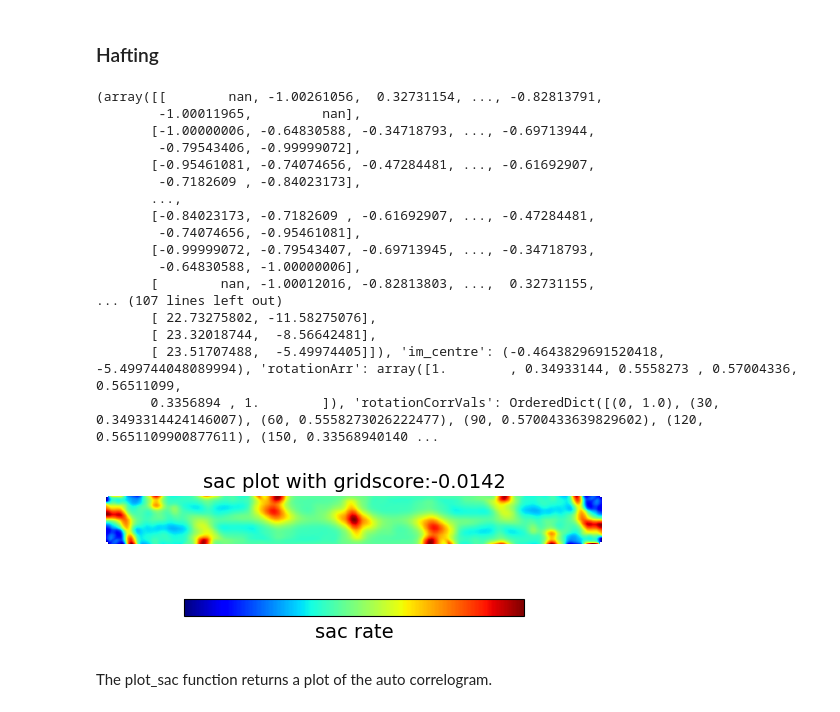
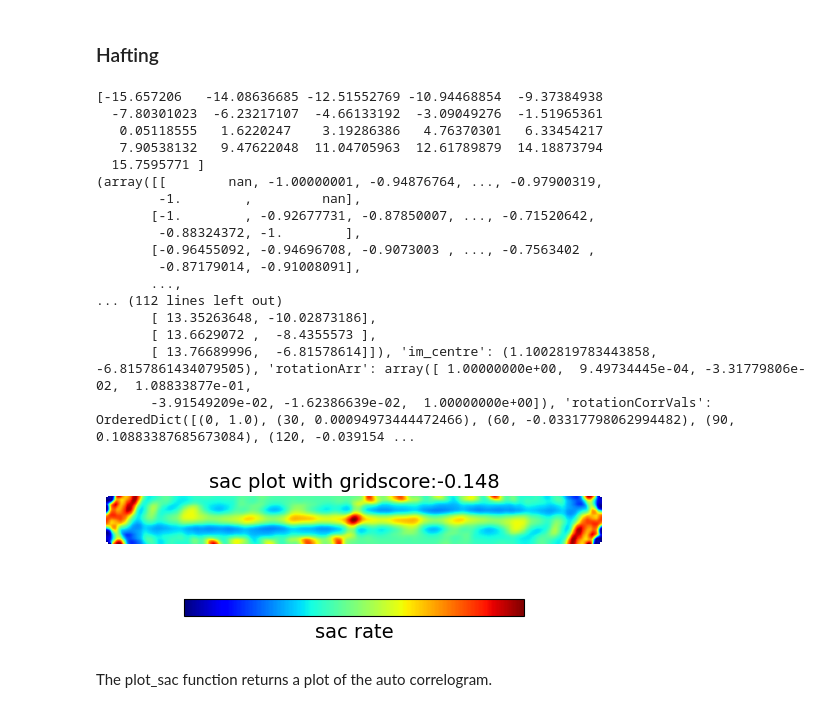
Before and after one commit to SainsburyWellcomeCentre/NeuralPlayground, a Jupyter notebook: examples/comparisons_examples/comparison_examples_score.ipynb, the cells around one changed output. Saved outputs shown, nothing was run; the diff lists cells and outputs as text; code cells hidden in the pictures.

```diff
--- a/examples/comparisons_examples/comparison_examples_score.ipynb
+++ b/examples/comparisons_examples/comparison_examples_score.ipynb
@@ -57,34 +71,33 @@ KeyError: "None of ['rec_index'] are in the columns"
 ###  Hafting
 # %%
 hafting_data = Hafting2008Data(verbose=False)
-data_path = data_path = "../../neuralplayground/experiments/hafting_2008/"
-env = Hafting2008(data_path=data_path,
-                         time_step_size=1,
+env = Hafting2008(time_step_size=1,
                          agent_step_size=None)
-r_out_im,x_bin, y_bin = env.recording_tetr(recording_index=1)
-GridScorer_SR = GridScorer(x_bin - 1)
-GridScorer_SR.plot_grid_score(r_out_im=r_out_im, plot= True)
-score = GridScorer_SR.get_scores(r_out_im)
+r_out_im,x_bin, y_bin = env.recording_tetr(recording_index=6)
+print(y_bin)
+GridScorer_Hafting2008 = GridScorer(x_bin )
+GridScorer_Hafting2008.plot_grid_score(r_out_im=r_out_im, plot= True)
+score = GridScorer_Hafting2008.get_scores(r_out_im)
 print(score)
 # %% [output]
-(array([[        nan, -1.00261056,  0.32731154, ..., -0.82813791,
-        -1.00011965,         nan],
-       [-1.00000006, -0.64830588, -0.34718793, ..., -0.69713944,
-        -0.79543406, -0.99999072],
-       [-0.95461081, -0.74074656, -0.47284481, ..., -0.61692907,
-        -0.7182609 , -0.84023173],
+[-15.657206   -14.08636685 -12.51552769 -10.94468854  -9.37384938
+  -7.80301023  -6.23217107  -4.66133192  -3.09049276  -1.51965361
+   0.05118555   1.6220247    3.19286386   4.76370301   6.33454217
+   7.90538132   9.47622048  11.04705963  12.61789879  14.18873794
+  15.7595771 ]
+(array([[        nan, -1.00000001, -0.94876764, ..., -0.97900319,
+        -1.        ,         nan],
+       [-1.        , -0.92677731, -0.87850007, ..., -0.71520642,
+        -0.88324372, -1.        ],
+       [-0.96455092, -0.94696708, -0.9073003 , ..., -0.7563402 ,
+        -0.87179014, -0.91008091],
        ...,
-       [-0.84023173, -0.7182609 , -0.61692907, ..., -0.47284481,
-        -0.74074656, -0.95461081],
-       [-0.99999072, -0.79543407, -0.69713945, ..., -0.34718793,
-        -0.64830588, -1.00000006],
-       [        nan, -1.00012016, -0.82813803, ...,  0.32731155,
-... (107 lines left out)
-       [ 22.73275802, -11.58275076],
-       [ 23.32018744,  -8.56642481],
-       [ 23.51707488,  -5.49974405]]), 'im_centre': (-0.4643829691520418, -5.499744048089994), 'rotationArr': array([1.        , 0.34933144, 0.5558273 , 0.57004336, 0.56511099,
-       0.3356894 , 1.        ]), 'rotationCorrVals': OrderedDict([(0, 1.0), (30, 0.3493314424146007), (60, 0.5558273026222477), (90, 0.5700433639829602), (120, 0.5651109900877611), (150, 0.33568940140 ...
+... (112 lines left out)
+       [ 13.35263648, -10.02873186],
+       [ 13.6629072 ,  -8.4355573 ],
+       [ 13.76689996,  -6.81578614]]), 'im_centre': (1.1002819783443858, -6.8157861434079505), 'rotationArr': array([ 1.00000000e+00,  9.49734445e-04, -3.31779806e-02,  1.08833877e-01,
+       -3.91549209e-02, -1.62386639e-02,  1.00000000e+00]), 'rotationCorrVals': OrderedDict([(0, 1.0), (30, 0.00094973444472466), (60, -0.03317798062994482), (90, 0.10883387685673084), (120, -0.039154 ...
-[figure, old version]
+[figure, new version]
 # %% [markdown]
 The plot_sac function returns a plot of the auto correlogram.
 # %% [markdown]
```
Also changed, not shown: parts of 18 cells of this notebook.
